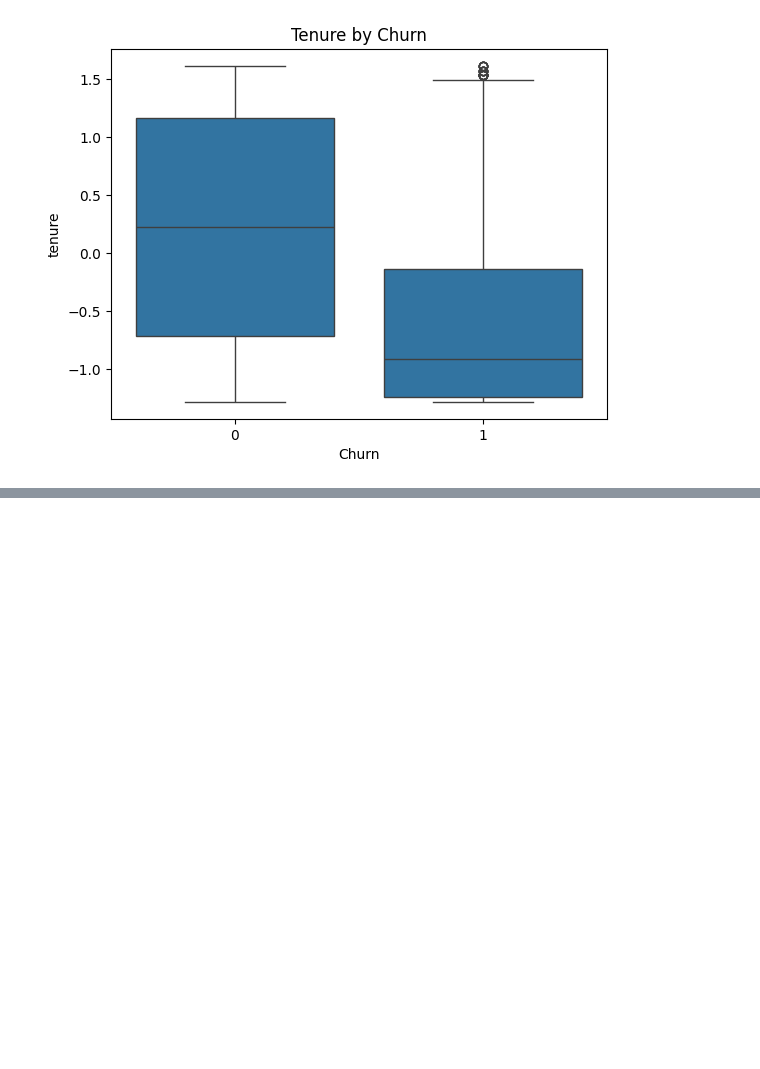
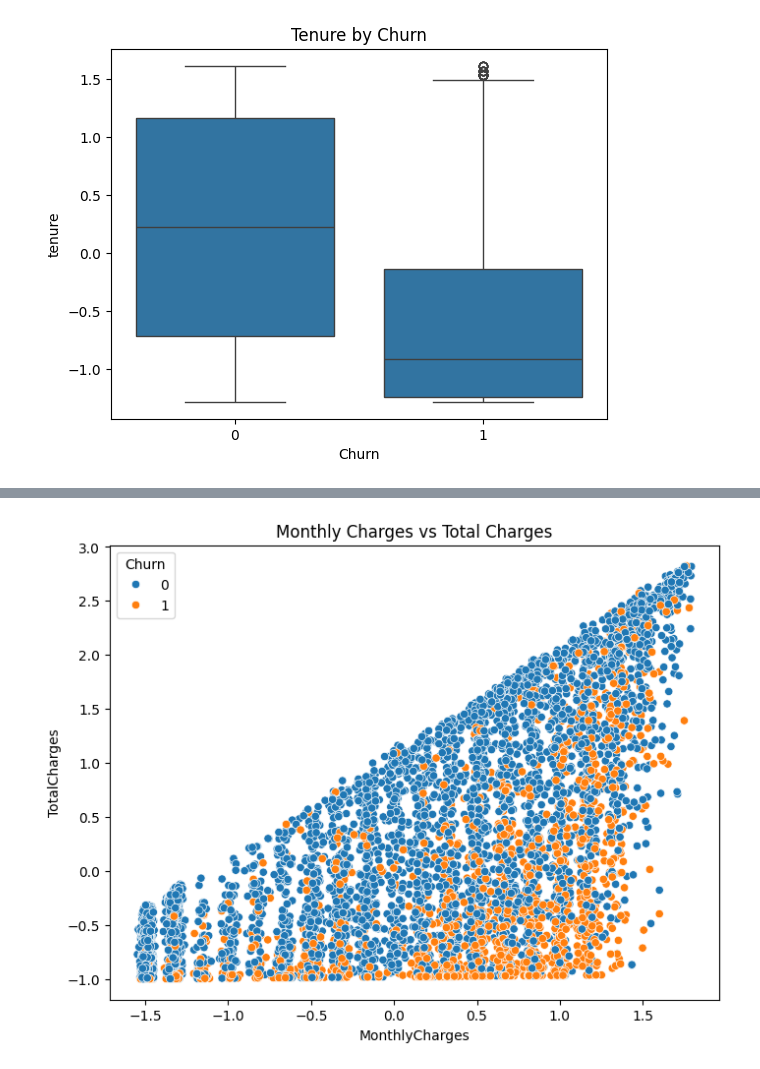
Before and after one commit to Kumud95/Customer-Churn-Analysis-for-a-Telecom-Company-week-1, a Jupyter notebook: Week_1_EDA/churn_analysis_week1.ipynb, the cells around one changed output, grey strips where cells are left out. Saved outputs shown, nothing was run; the diff lists cells and outputs as text; code cells hidden in the pictures; blank space fills up the shorter version.

```diff
--- a/Week_1_EDA/churn_analysis_week1.ipynb
+++ b/Week_1_EDA/churn_analysis_week1.ipynb
@@ -47,0 +54,7 @@ plt.show()
+# %%
+plt.figure(figsize=(8,6))
+sns.scatterplot(data=df, x='MonthlyCharges', y='TotalCharges', hue='Churn')
+plt.title('Monthly Charges vs Total Charges')
+plt.show()
+# %% [output]
+[figure, added]
```
Also changed, not shown: parts of 4 cells of this notebook.
